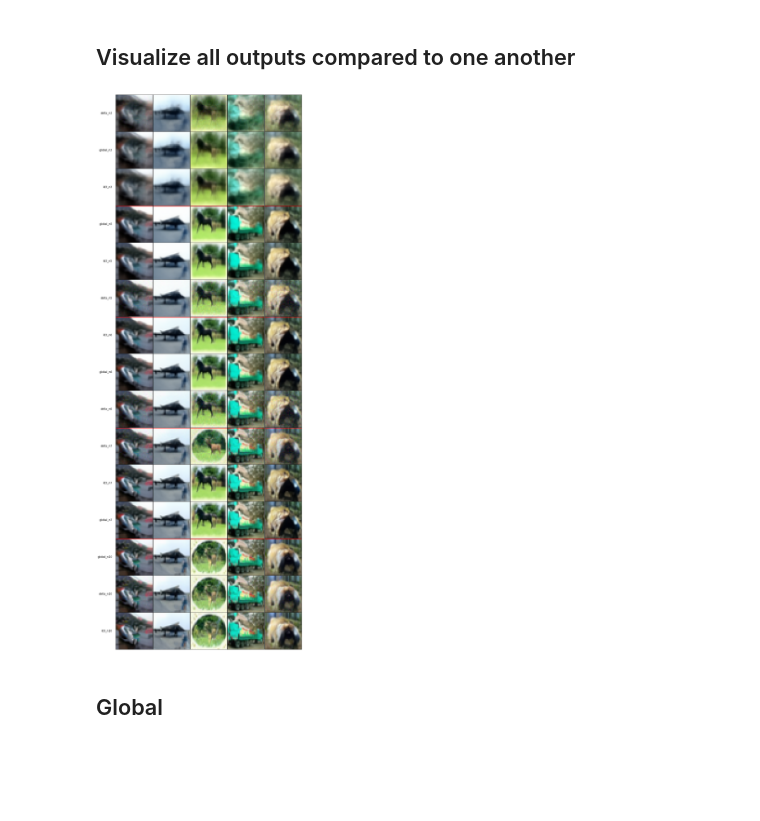
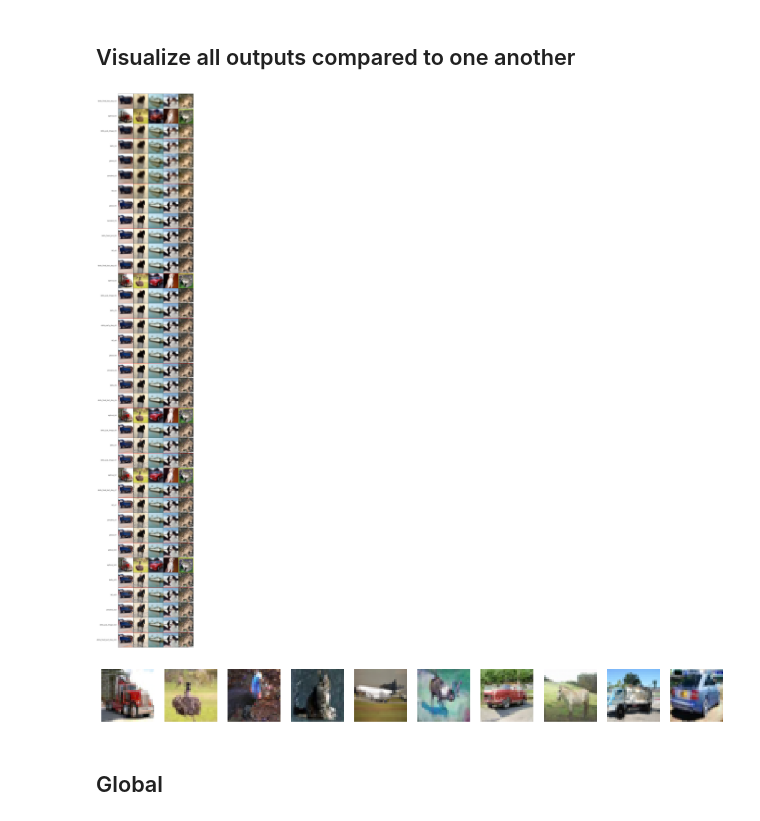
Before and after one commit to ConnorReed246/ALD3, a Jupyter notebook: CalculateFinalLPIPSAndFID.ipynb, the cells around one changed output. Drawn from its saved outputs; the diff is of its cells as text; code cells hidden in the pictures; blank space fills up the shorter version.

```diff
--- a/CalculateFinalLPIPSAndFID.ipynb
+++ b/CalculateFinalLPIPSAndFID.ipynb
@@ -174,35 +174,53 @@ base_dir = "/netpool/homes/connor/DiffusionModels/LD3_connor/fid-generated"
 subdirs = [d for d in os.listdir(base_dir) if os.path.isdir(os.path.join(base_dir, d))]
 
 # Sort subdirectories by nX in the back
 subdirs_sorted = sorted(subdirs, key=lambda x: int(x.split('_n')[-1]))
 
 # Create a figure with a grid layout
 fig, axes = plt.subplots(len(subdirs_sorted), 5, figsize=(15, len(subdirs_sorted) * 3))
 fig.subplots_adjust(wspace=0, hspace=0)  # Remove space between images
 
 # Iterate through each sorted subdirectory
 for row, subdir in enumerate(subdirs_sorted):
     subdir_path = os.path.join(base_dir, subdir)
-    image_files = sorted([f for f in os.listdir(subdir_path) if f.endswith('.png')])[10:15]  # Get the first 5 images
+    image_files = sorted([f for f in os.listdir(subdir_path) if f.endswith('.png')])[0:5]  # Get the first 5 images
 
     # Add subdirectory title to the left axis
     axes[row, 0].set_ylabel(subdir, rotation=0, size='large', labelpad=100, ha='right', va='center')
     axes[row, 0].yaxis.set_label_coords(-0.1, 0.5)  # Adjust label position
 
     # Plot the first 5 images
     for col, image_file in enumerate(image_files):
         image_path = os.path.join(subdir_path, image_file)
         img = Image.open(image_path)
         axes[row, col].imshow(img)
         axes[row, col].tick_params(left=False, bottom=False, labelleft=False, labelbottom=False)
 
     # Add red horizontal lines every 3 rows
     for r in range(3, len(subdirs_sorted), 3):
         for ax in axes[r, :]:
             ax.axhline(y=0, color='red', linewidth=2)
 plt.show()
 # %% [output]
-[figure, old version]
+[figure, new version]
+# %%
+from PIL import Image
+import os
+
+import matplotlib.pyplot as plt
+
+img_dir = "/netpool/homes/connor/DiffusionModels/LD3_connor/train_data/train_data_cifar10/uni_pc_NFE20_edm_seed0/train/img"
+img_files = sorted([f for f in os.listdir(img_dir) if f.endswith('.png')])[:10]
+
+fig, axes = plt.subplots(1, 10, figsize=(15, 3))
+for i, img_file in enumerate(img_files):
+    img_path = os.path.join(img_dir, img_file)
+    img = Image.open(img_path)
+    axes[i].imshow(img)
+    axes[i].axis('off')
+plt.show()
+# %% [output]
+[figure, added]
 # %% [markdown]
 ## Global
 # %%
```
Also changed, not shown: 32 other files.
